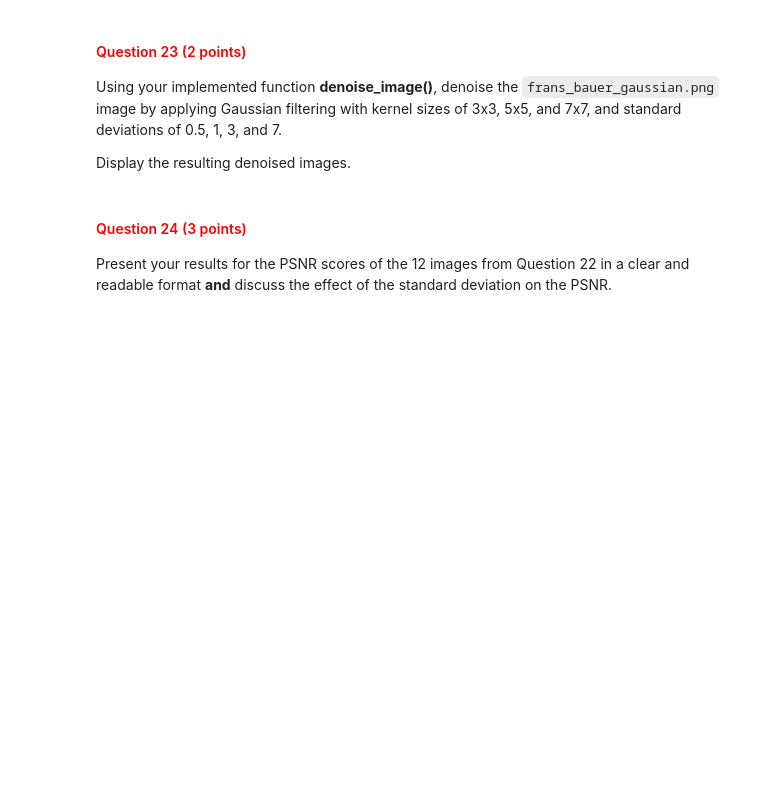
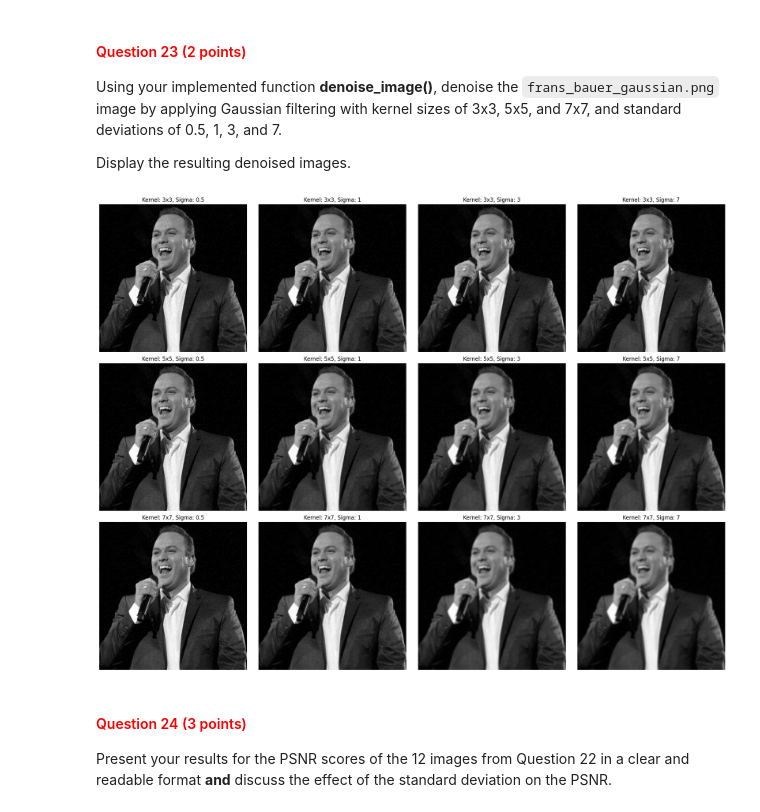
Before and after one commit to izzikampono/cv1-lab-2, a Jupyter notebook: cv1-lab-2.ipynb, the cells around one changed output. Cells and saved outputs as stored; diff of their text form; code cells hidden in the pictures; blank space fills up the shorter version.

```diff
--- a/cv1-lab-2.ipynb
+++ b/cv1-lab-2.ipynb
@@ -757,3 +919,24 @@ Display the resulting denoised images.
+# %%
+# YOUR CODE HERE
+gaussian_img = cv2.imread('images/frans_bauer_gaussian.png').astype(np.float32) / 255.0
+
+kernel_sizes = [3, 5, 7]
+sigmas = [0.5, 1, 3, 7]
+
+fig, axes = plt.subplots(len(kernel_sizes), len(sigmas), figsize=(20, 15))
+
+
+for i, kernel_size in enumerate(kernel_sizes):
+    for j, sigma in enumerate(sigmas):
+        denoised = denoise_image(gaussian_img, 'gaussian', kernel_size, sigma)
+        axes[i, j].imshow(cv2.cvtColor(denoised, cv2.COLOR_BGR2RGB))
+        axes[i, j].set_title(f'Kernel: {kernel_size}x{kernel_size}, Sigma: {sigma}')
+        axes[i, j].axis('off')
+
+plt.tight_layout()
+plt.show()
+# %% [output]
+[figure, added]
 # %% [markdown]
 <a id="question-24"></a>
 #### <font color='#FF0000'>Question 24 (3 points)</font>
```
Also changed, not shown: parts of 25 cells of this notebook.
